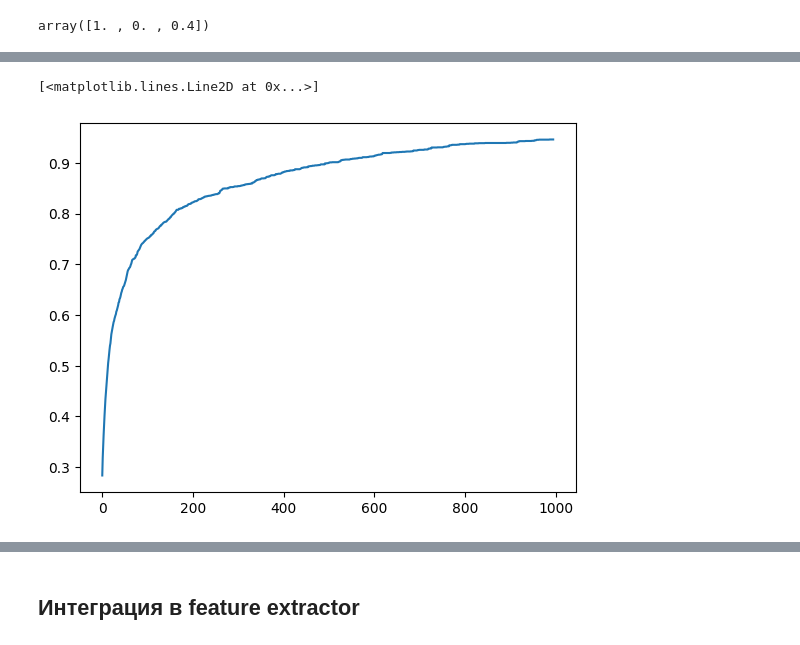
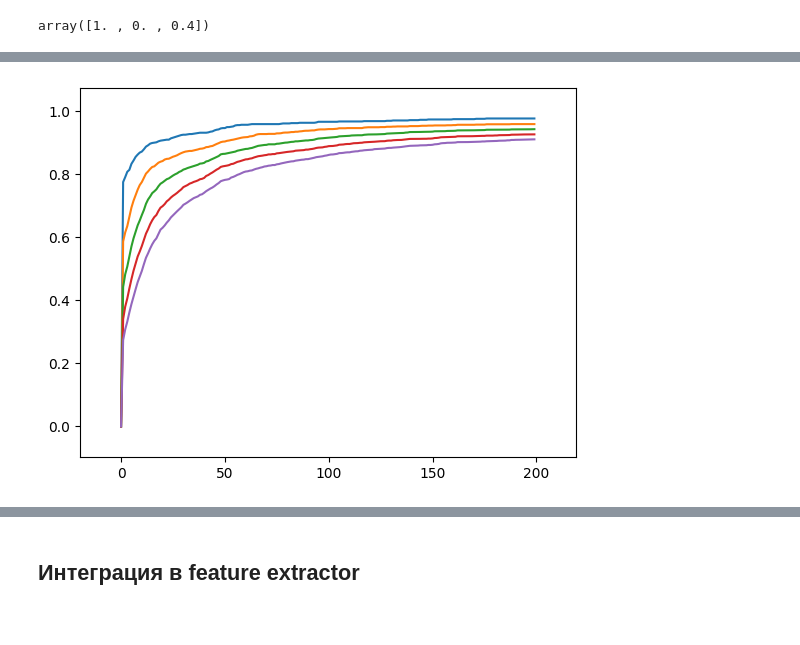
Before and after one commit to vmgorelikov/Automated-Classification-of-Language-Eloquent-Areas-in-Neurotypical-Individuals, a Jupyter notebook: notebooks/feature_extraction.ipynb, the cells around one changed output, grey strips where cells are left out. Drawn from its saved outputs; the diff is of its cells as text; code cells hidden in the pictures.

Commit message:
add word list metric

```diff
--- a/notebooks/feature_extraction.ipynb
+++ b/notebooks/feature_extraction.ipynb
@@ -884,0 +908,3 @@ nn_candidates = nearest_neighbors.kneighbors(query_vectors)
+# %%
+index = indexL2_8
+query_vectors = query_vectors_8
@@ -908,7 +936,7 @@ def metric(y_true: np.ndarray, y_pred: np.ndarray, k: int = 5)\
       -> np.ndarray:
     # y_true = np.sort(y_true, axis=-1)
     y_pred = np.partition(y_pred, kth=k - 1, axis=-1)
-    mask = (y_pred[:, :k] <= y_true[:, :k])
+    mask = (np.sort(y_pred[:, :k]) <= y_true[:, :k])
     first_false = np.argmin(mask, axis=-1)
     all_true = np.all(mask, axis=-1)
     return np.where(all_true, k, first_false) / k
@@ -925,9 +953,7 @@ metric(metric_test_true, metric_test_pred)
 # %% [output]
 array([1. , 0. , 0.4])
 # %%
-nn_candidate_indices = nearest_neighbors.kneighbors(query_vectors,
-                                                n_neighbors=1000,
-                                                return_distance=False)
+nn_candidate_indices = index.search(query_vectors, k=1000)[1]
 # %%
 golden_distances_sorted = np.sort(golden_distances,
                                     axis=1)
@@ -946,17 +972,21 @@ nn_candidate_indices.shape
 # %%
 from tqdm import tqdm
-metric_means: list[float] = []
+metric_means: dict[int, list[float]] = {}
 
-for k_dynamic in tqdm(range(5, 1000)):
-    metric_means.append(metric(golden_distances_sorted[:, :k_dynamic],
-                       golden_distances_arranged_by_nn[:, :k_dynamic],
-                       k=3)\
-            .mean())
+for k in range(1, 5+1):
+    metric_means[k] = [0]
+    for radius in tqdm(range(5, 1000)):
+        metric_means[k].append(
+                        metric(golden_distances_sorted[:, :radius],
+                        golden_distances_arranged_by_nn[:, :radius],
+                        k=k)\
+                .mean())
 # %%
-from matplotlib.pyplot import plot, margins, xlabel
+from matplotlib.pyplot import plot, margins
 
-plot(metric_means)
-# margins(x=0, y=0)
+for k, v in metric_means.items():
+    plot(v[0:200], label=k)
+
+margins(x=0.1, y=0.1)
 # %% [output]
-[<matplotlib.lines.Line2D at 0x...>]
-[figure, old version]
+[figure, new version]
```
Also changed, not shown: parts of 42 cells of this notebook.
